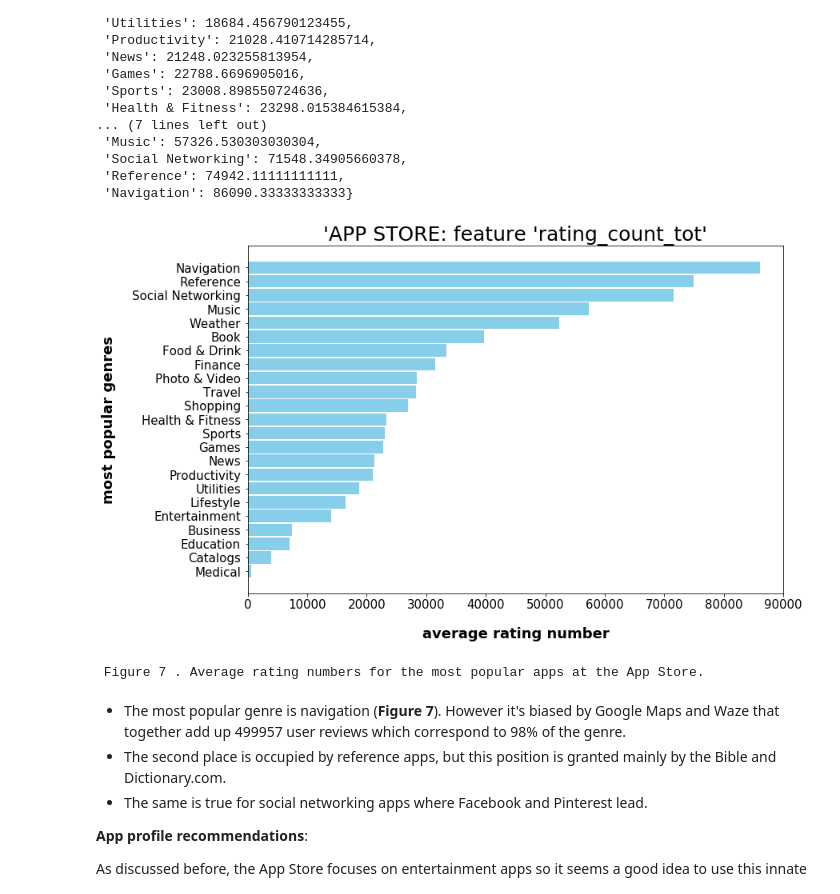
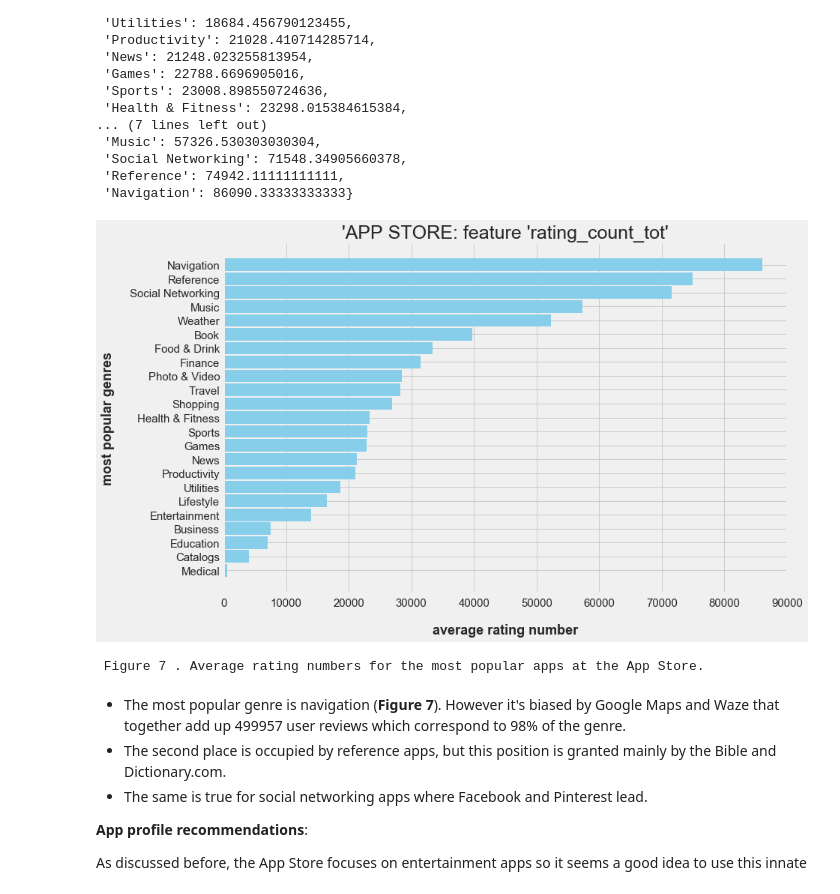
Before and after one commit to skepticalchemist/mapping_app_profiles, a Jupyter notebook: mapping_app_profiles.ipynb, the cells around one changed output. Cells and saved outputs as stored; diff of their text form; code cells hidden in the pictures.

```diff
--- a/mapping_app_profiles.ipynb
+++ b/mapping_app_profiles.ipynb
@@ -685,7 +687,7 @@ store = ['free', 'paid', 'free', 'paid']
 index = np.arange(len(store))        #  a numpy methot that generates an array of sequential numbers
 apps = [3222, 2961, 8862, 752]
 
-
+plt.style.use('seaborn')
 plt.bar(index, apps, color=('green','red','green','red'), align='center', width=1.0)
 plt.xlabel('cost', fontsize=18)
 plt.ylabel('number of apps', fontsize=18)
@@ -838,6 +840,7 @@ index = np.arange(len(freq_tab_app_store))        #  a numpy methot that generat
 width = 0.9
 bar_width = 1.0
 plt.figure(figsize=(15, 12))
+plt.style.use('fivethirtyeight')
 plt.barh(index,
         freq_tab_app_store.values(),
         width,
@@ -862,6 +865,7 @@ width = 0.9
 bar_width = 1.0
 
 plt.figure(figsize=(15, 12))
+plt.style.use('fivethirtyeight')
 plt.barh(index,
         freq_tab_play_store.values(),
         width,
@@ -888,6 +892,7 @@ width = 0.9
 bar_width = 1.0
 
 plt.figure(figsize=(15, 20))
+plt.style.use('fivethirtyeight')
 plt.barh(index,
         freq_tab_play_store.values(),
         width,
@@ -968,28 +973,29 @@ inv_ordered_tabb_dict
 # %%
 index = np.arange(0, len(inv_ordered_tabb_dict), 1)        #  a numpy methot that generates an array of sequential numbers
 width = 0.9
 bar_width = 1.0
 
 plt.figure(figsize=(12, 8))
+plt.style.use('fivethirtyeight')
 plt.barh(index,
         inv_ordered_tabb_dict.values(),
         width,
         bar_width,
         align='center',
         color='skyblue')
 
 plt.ylabel('most popular genres', fontsize=14, labelpad=20, weight='bold', size=18)
 plt.xlabel('average rating number', fontsize=15, labelpad=20, weight='bold', size=18)
 plt.yticks(index, inv_ordered_tabb_dict.keys(), fontsize=15, rotation=0)
 plt.xticks(fontsize=15)
 plt.tick_params(axis='y', which='major', pad=5)
 plt.xlim(0, 90000)
 # plt.tick_params(axis="both", which="both", bottom="off", top="off", labelbottom="on", left="off", right="off", labelleft="on")
 plt.title("'APP STORE: feature 'rating_count_tot'", fontsize=25)
 plt.show()
 print('\033[1m Figure 7 \033[0m. Average rating numbers for the most popular apps at the App Store.\n')  # using unicode for bold
 # %% [output]
-[figure, old version]
+[figure, new version]
  Figure 7 . Average rating numbers for the most popular apps at the App Store.
 # %% [markdown]
 * The most popular genre is navigation (**Figure 7**). However it's biased by Google Maps and Waze that together add up 499957 user reviews which correspond to 98% of the genre.
```
Also changed, not shown: parts of 8 cells of this notebook.
